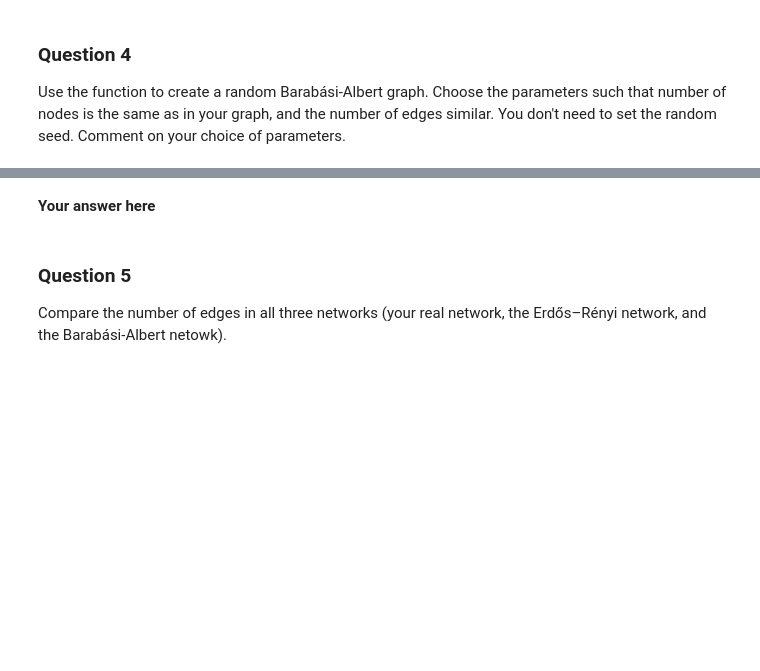
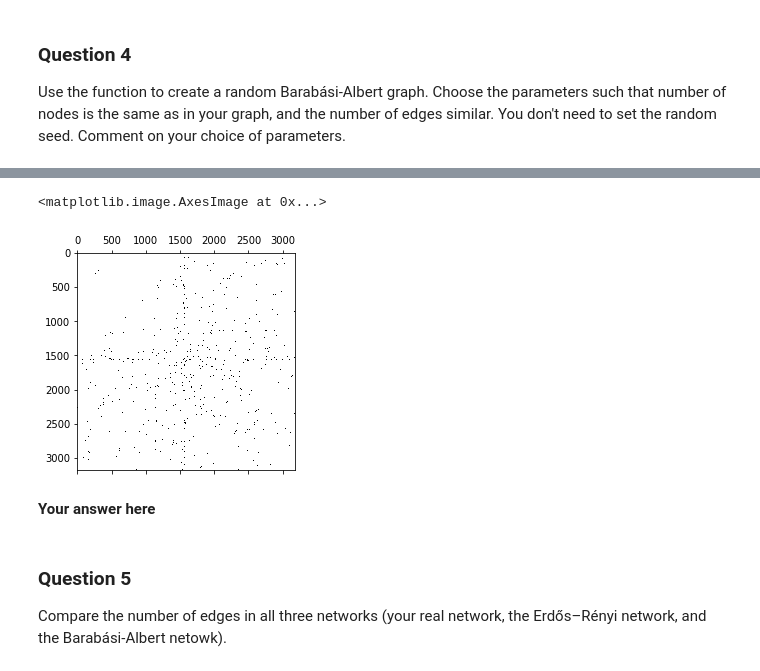
Before and after one commit to rusucosmin/ntp, a Jupyter notebook: 2_network_models.ipynb, the cells around one changed output, grey strips where cells are left out. Saved outputs shown, nothing was run; the diff lists cells and outputs as text; code cells hidden in the pictures; blank space fills up the shorter version.

```diff
--- a/2_network_models.ipynb
+++ b/2_network_models.ipynb
@@ -189,5 +201,10 @@ Use the function to create a random Barabási-Albert graph. Choose the parameter
 # %%
 # Your code here.
+ba_graph = barabasi_albert(n_nodes, int(avg_degree))
+plt.spy(ba_graph)
+# %% [output]
+<matplotlib.image.AxesImage at 0x...>
+[figure, added]
 # %% [markdown]
 **Your answer here**
 # %% [markdown]
```
Also changed, not shown: parts of 23 cells of this notebook.
